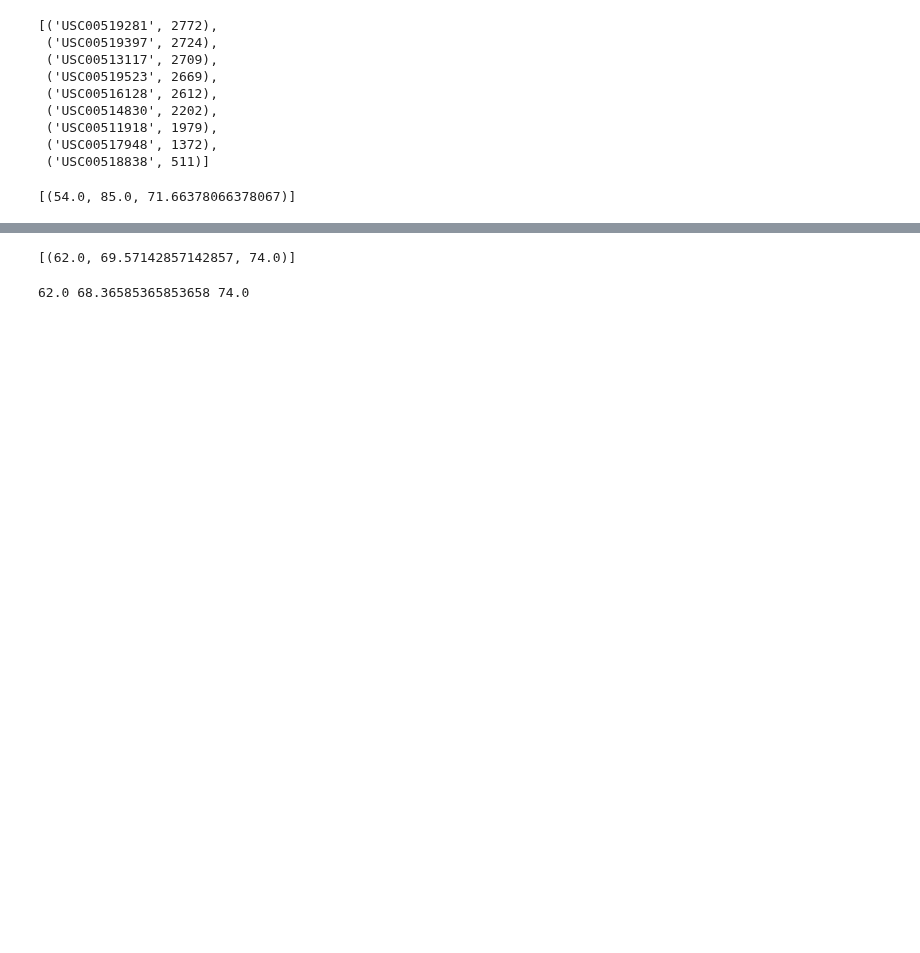
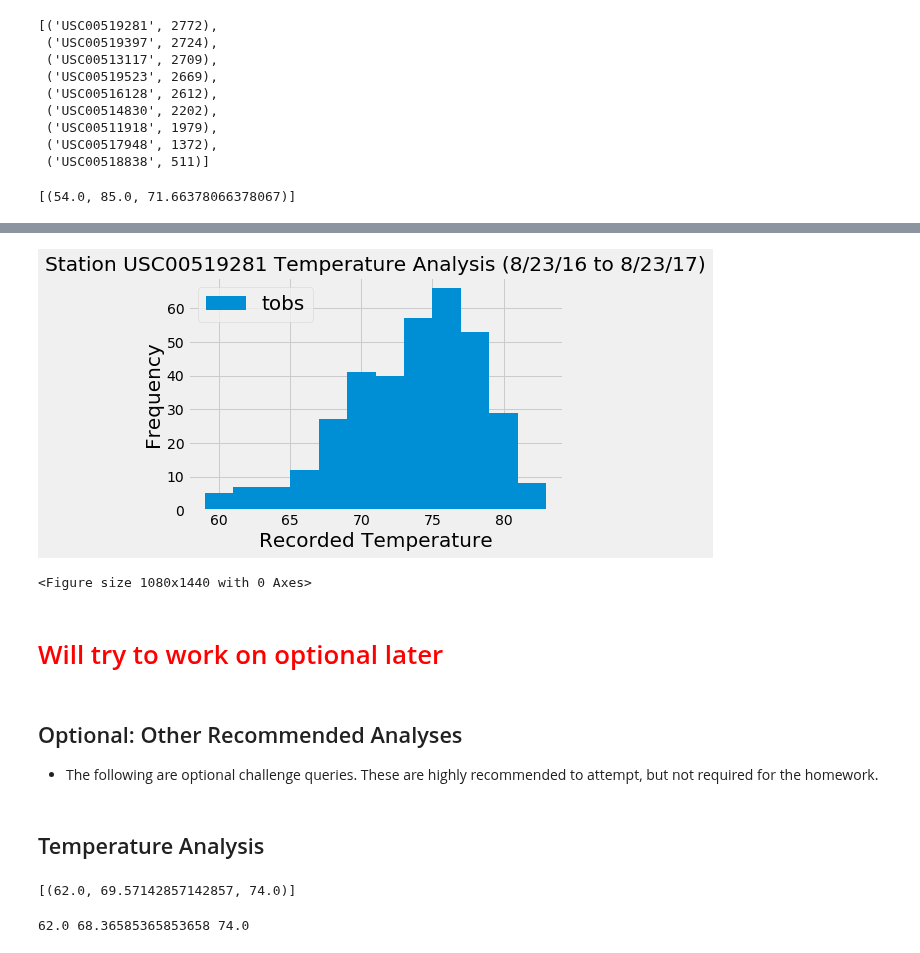
Before and after one commit to FeLowe/NW-Bootcamp-Homework, a Jupyter notebook: SQL_Advanced/climate_starter.ipynb, the cells around one changed output, grey strips where cells are left out. Saved outputs shown, nothing was run; the diff lists cells and outputs as text; code cells hidden in the pictures; blank space fills up the shorter version.

```diff
--- a/SQL_Advanced/climate_starter.ipynb
+++ b/SQL_Advanced/climate_starter.ipynb
@@ -20,5 +20,5 @@ from sqlalchemy import create_engine, inspect
 # %%
-engine = create_engine("sqlite:///Resources/hawaii.sqlite")
+engine = create_engine("sqlite:///Resources/hawaii.sqlite", echo=False)
 # %%
 # reflect an existing database into a new model
 Base = automap_base()
@@ -86,0 +110,4 @@ elevation FLOAT
+# %%
+# Calculate the date 1 year ago from the last data point in the database
+one_year_back = dt.date(2017, 8, 23) - dt.timedelta(days=365)
+print(one_year_back)
@@ -155,0 +214,8 @@ plt.show()
+# %%
+# Choose the station with the highest number of temperature observations.
+highest_tobs = session.query(Measurement.station, Measurement.tobs).\
+    filter(Measurement.station == 'USC00519281').\
+    filter(Measurement.date >= one_year_back).all()
+
+highest_tobs_df=pd.DataFrame(highest_tobs)
+highest_tobs_df.head()
@@ -156,3 +229,23 @@ plt.show()
+# %%
+# Query the last 12 months of temperature observation data for this station and plot the results as a histogram
+plt.hist(highest_tobs_df['tobs'],12,)
+plt.xlabel("Recorded Temperature", fontsize=20)
+plt.ylabel("Frequency", fontsize=20)
+plt.title("Station USC00519281 Temperature Analysis (8/23/16 to 8/23/17)")
+plt.legend(["tobs"], fontsize=20)
+plt.figure(figsize = (15,20))
+plt.show()
+# %% [output]
+[figure, added]
+<Figure size 1080x1440 with 0 Axes>
+# %% [markdown]
+# <font color='red'> Will try to work on optional later</font>
+# %% [markdown]
+## Optional: Other Recommended Analyses
+
+* The following are optional challenge queries. These are highly recommended to attempt, but not required for the homework.
+# %% [markdown]
+## Temperature Analysis
 # %%
 # This function called `calc_temps` will accept start date and end date in the format '%Y-%m-%d'
 # and return the minimum, average, and maximum temperatures for that range of dates
```
Also changed, not shown: parts of 29 cells of this notebook.
